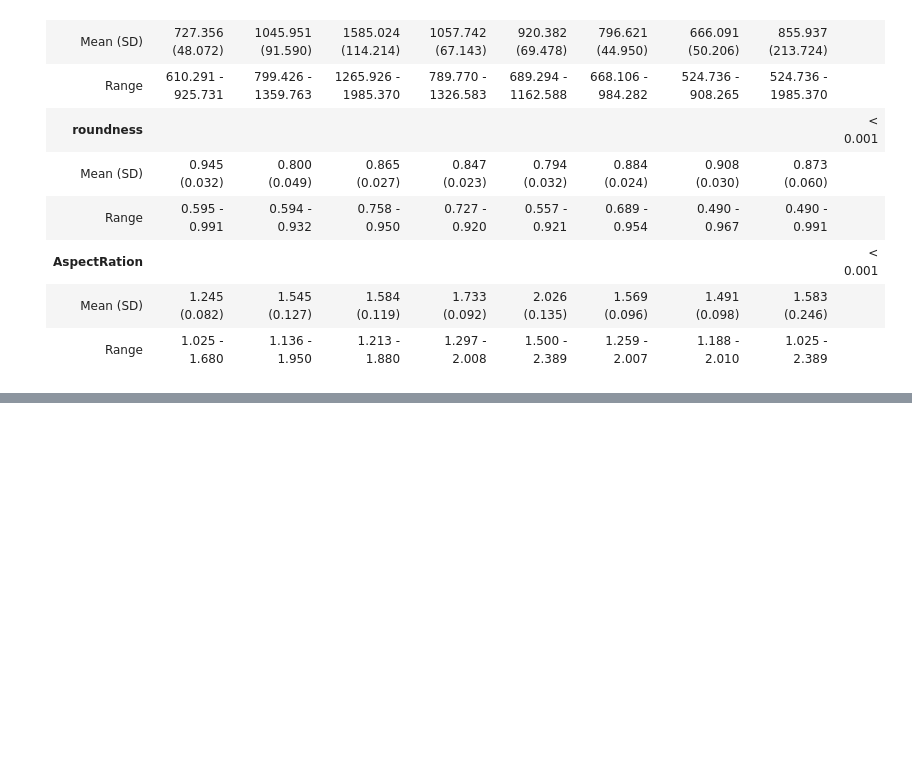
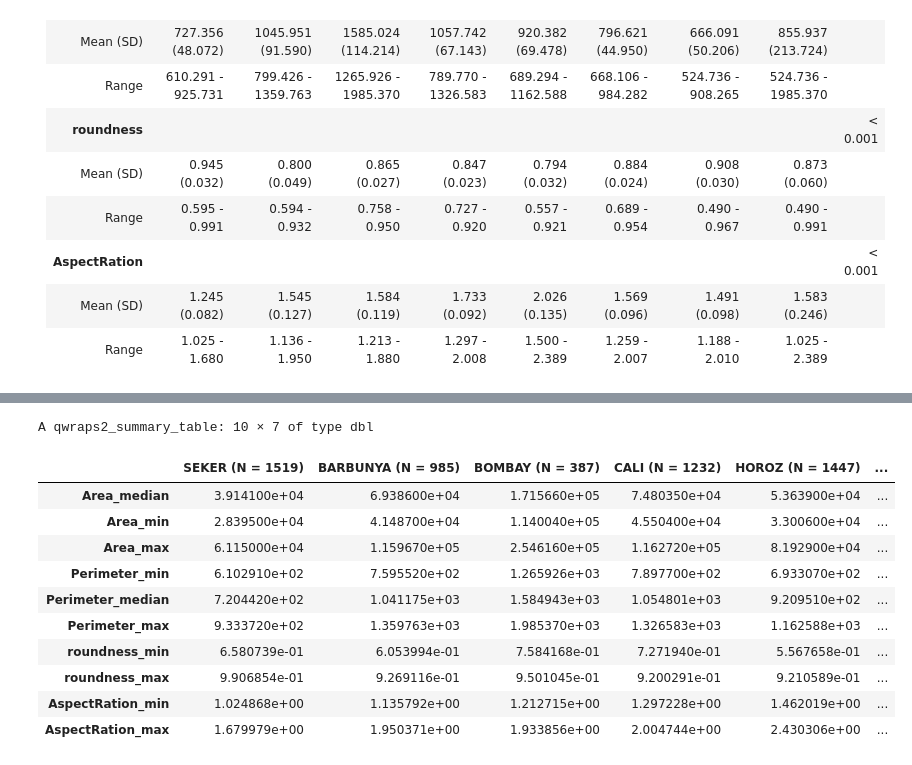
Before and after one commit to EdwardWangDataScience/Project_Proposal_Group_24, a Jupyter notebook: main/Group_Project_Proposal.ipynb, the cells around one changed output, grey strips where cells are left out. Cells and saved outputs as stored; diff of their text form; code cells hidden in the pictures; blank space fills up the shorter version.

```diff
--- a/main/Group_Project_Proposal.ipynb
+++ b/main/Group_Project_Proposal.ipynb
@@ -195,11 +204,11 @@ our_summary1 <-
             "Perimeter_median"    = ~ median(Perimeter),
             "Perimeter_max"       = ~ max(Perimeter)),
        "roundness" =
-       list("roundness_min"       = ~ min(roundness),
-            "roundness_max"       = ~ max(roundness)),
+       list("roundness_min"       = ~ min(Roundness),
+            "roundness_max"       = ~ max(Roundness)),
        "AspectRation" =
-       list("AspectRation_min"       = ~ min(AspectRation),
-            "AspectRation_max"       = ~ max(AspectRation))
+       list("AspectRation_min"       = ~ min(AspectRatio),
+            "AspectRation_max"       = ~ max(AspectRatio))
        )
 
 our_summary1
@@ -206,3 +233,16 @@ our_summary1
 # %%
-whole <- summary_table(group_by(summary_data, Class), our_summary1)
+whole <- summary_table(group_by(beans_train_summary, Class), our_summary1)
 whole
+# %% [output]
+A qwraps2_summary_table: 10 × 7 of type dbl
+|  | SEKER (N = 1519) | BARBUNYA (N = 985) | BOMBAY (N = 387) | CALI (N = 1232) | HOROZ (N = 1447) | ... |
+| Area_median | 3.914100e+04 | 6.938600e+04 | 1.715660e+05 | 7.480350e+04 | 5.363900e+04 | ... |
+| Area_min | 2.839500e+04 | 4.148700e+04 | 1.140040e+05 | 4.550400e+04 | 3.300600e+04 | ... |
+| Area_max | 6.115000e+04 | 1.159670e+05 | 2.546160e+05 | 1.162720e+05 | 8.192900e+04 | ... |
+| Perimeter_min | 6.102910e+02 | 7.595520e+02 | 1.265926e+03 | 7.897700e+02 | 6.933070e+02 | ... |
+| Perimeter_median | 7.204420e+02 | 1.041175e+03 | 1.584943e+03 | 1.054801e+03 | 9.209510e+02 | ... |
+| Perimeter_max | 9.333720e+02 | 1.359763e+03 | 1.985370e+03 | 1.326583e+03 | 1.162588e+03 | ... |
+| roundness_min | 6.580739e-01 | 6.053994e-01 | 7.584168e-01 | 7.271940e-01 | 5.567658e-01 | ... |
+| roundness_max | 9.906854e-01 | 9.269116e-01 | 9.501045e-01 | 9.200291e-01 | 9.210589e-01 | ... |
+| AspectRation_min | 1.024868e+00 | 1.135792e+00 | 1.212715e+00 | 1.297228e+00 | 1.462019e+00 | ... |
+| AspectRation_max | 1.679979e+00 | 1.950371e+00 | 1.933856e+00 | 2.004744e+00 | 2.430306e+00 | ... |
```
Also changed, not shown: parts of 9 cells of this notebook.
